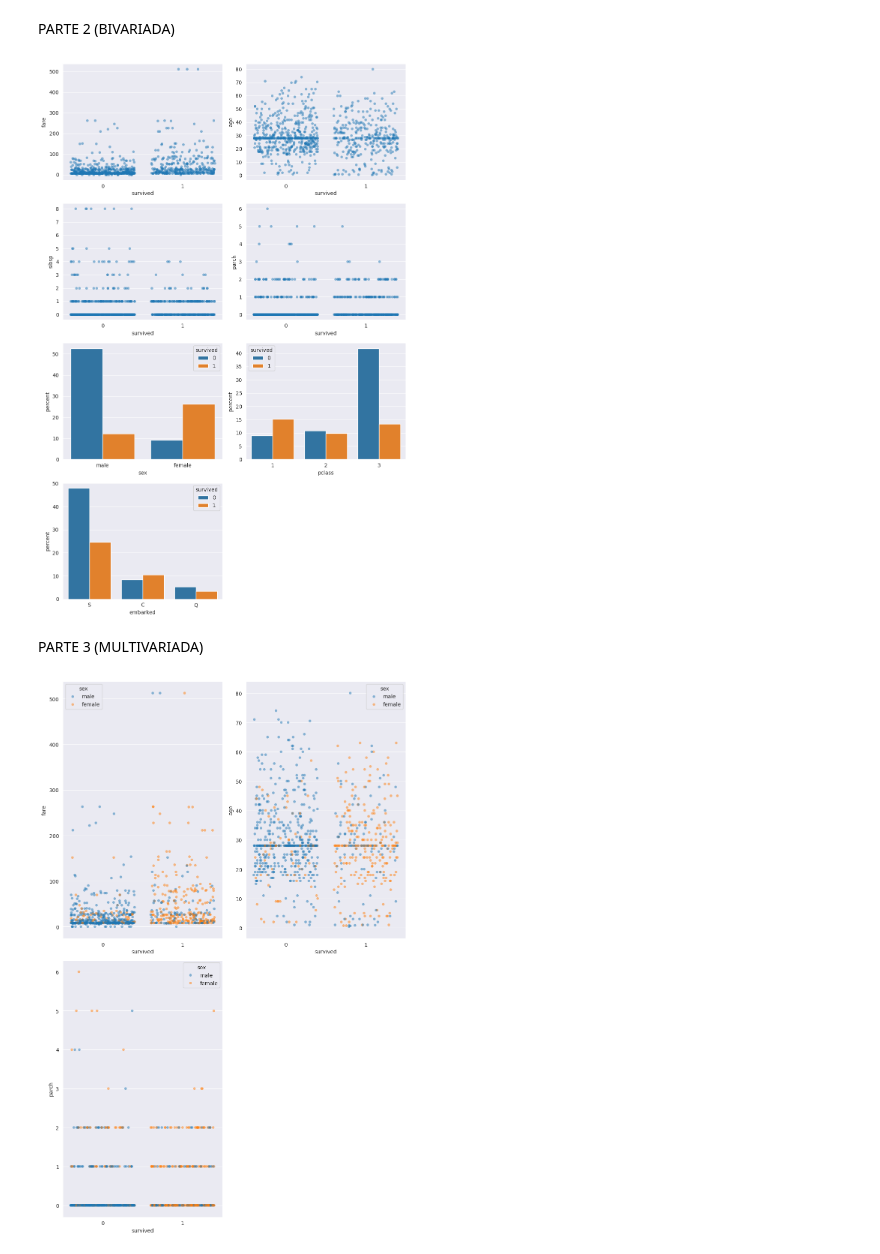
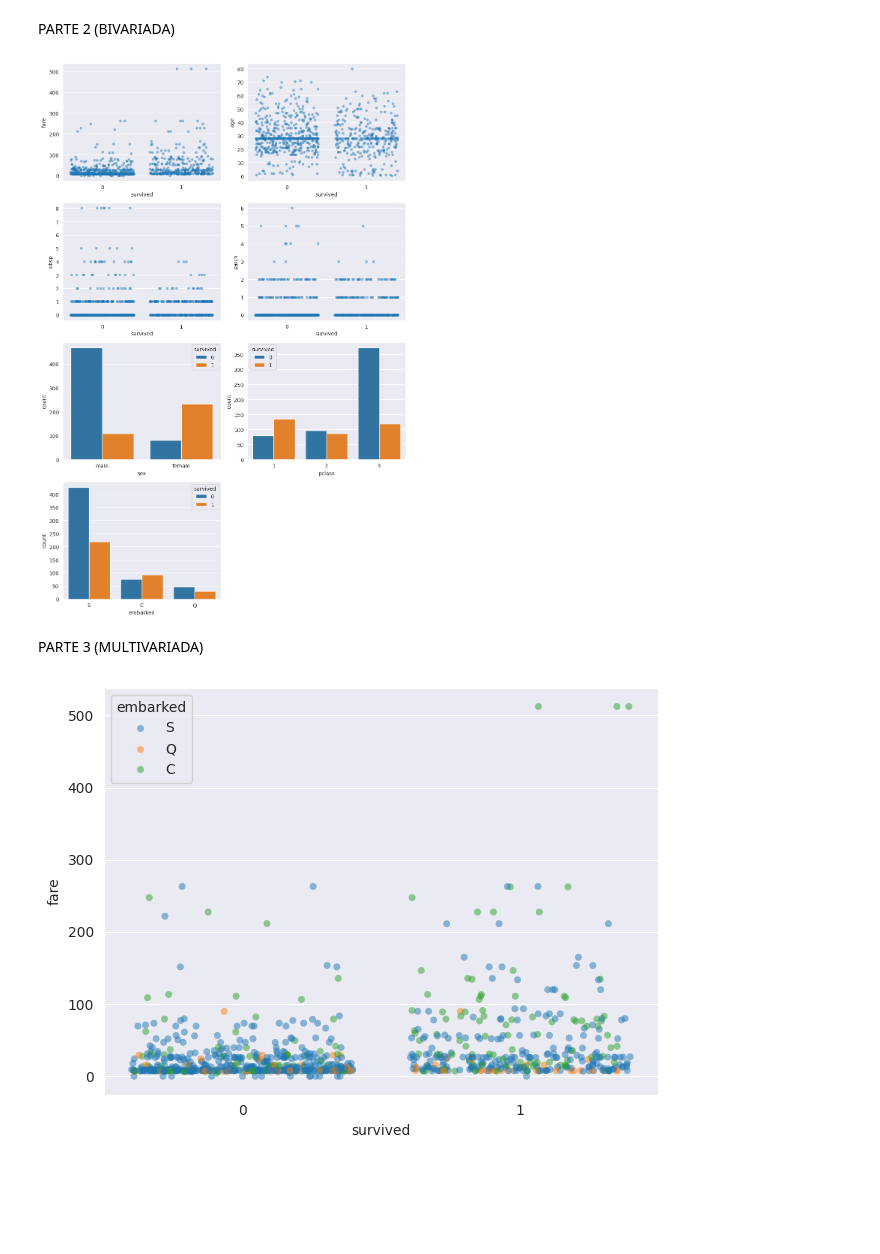
Before and after one commit to mlbvncs/Titanic_Data_Analysis, a Jupyter notebook: notebooks/main.ipynb, the cells around one changed output. Saved outputs shown, nothing was run; the diff lists cells and outputs as text; code cells hidden in the pictures; blank space fills up the shorter version.

```diff
--- a/notebooks/main.ipynb
+++ b/notebooks/main.ipynb
@@ -239,32 +239,27 @@ for i in range(7):
                       )
     else:
         #Gráfico de barras
-        sns.countplot(x=cols[i], hue='survived', data=titanic_data, stat='percent')
+        sns.countplot(x=cols[i], hue='survived', data=titanic_data)
 
 #Ajustando o espaçamento para os títulos não baterem nos eixos
 plt.tight_layout()
 # %% [output]
-[figure, old version]
+[figure, new version]
 # %% [markdown]
 PARTE 3 (MULTIVARIADA)
 # %%
 #Mudando o estilo da figura para o tema "dark"
 sns.set_style("darkgrid")
 #Definindo altura e largura da figura
-plt.figure(figsize=(10,15))
+#plt.figure(figsize=(10,15))
 
-
-cols = ['fare', 'age', 'parch']
-for i in range(3):
-    #Criando uma grade de 2 linhas e 2 colunas
-    plt.subplot(2, 2, i+1)
-    #Gráficos de dispersão
-    sns.stripplot(x=titanic_data['survived'], y=titanic_data[cols[i]], hue=titanic_data['sex'],
-                    jitter=0.4,   # Espalha mais os pontos para os lados
-                    alpha=0.5     # Transparência evita o visual "pesado"
-                )
+#Gráfico de dispersão
+sns.stripplot(x=titanic_data['survived'], y=titanic_data['fare'], hue=titanic_data['embarked'],
+                jitter=0.4,   # Espalha mais os pontos para os lados
+                alpha=0.5     # Transparência evita o visual "pesado"
+            )
 
 #Ajustando o espaçamento para os títulos não baterem nos eixos
 plt.tight_layout()
 # %% [output]
-[figure, old version]
+[figure, new version]
```
Also changed, not shown: parts of 3 cells of this notebook, 1 other file.
